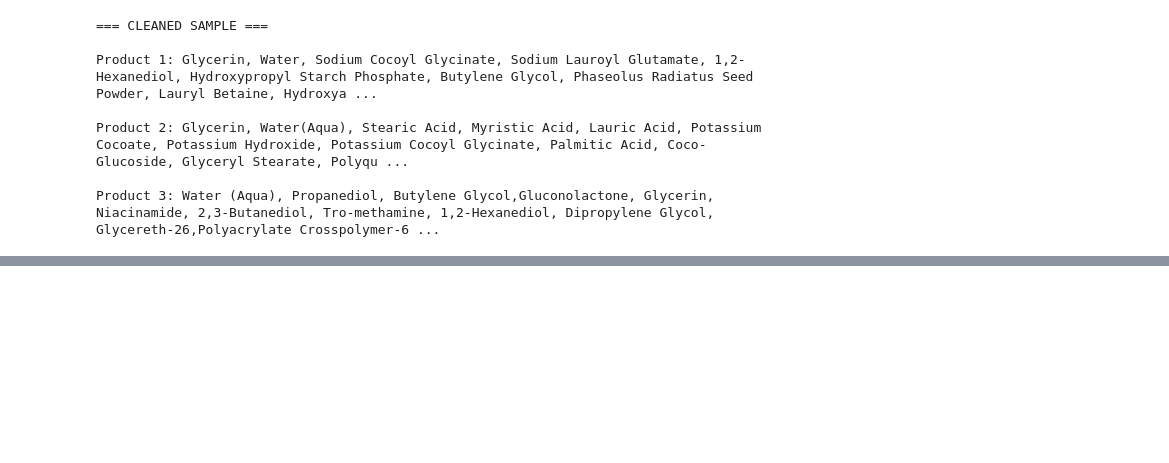
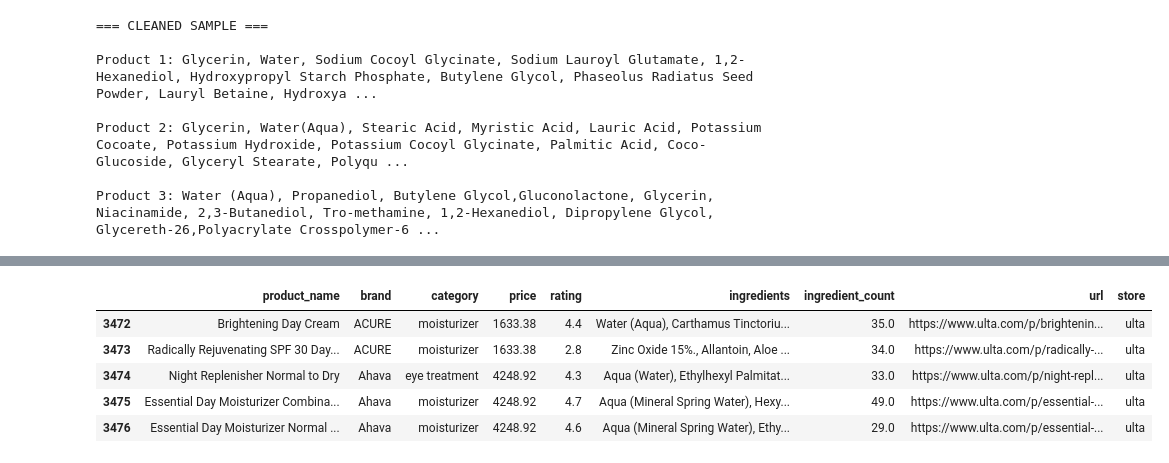
Before and after one commit to dairalmerino/Skinify, a Jupyter notebook: notebooks/04_merge_datasets.ipynb, the cells around one changed output, grey strips where cells are left out. Drawn from its saved outputs; the diff is of its cells as text; code cells hidden in the pictures; blank space fills up the shorter version.

```diff
--- a/notebooks/04_merge_datasets.ipynb
+++ b/notebooks/04_merge_datasets.ipynb
@@ -153,0 +173,9 @@ Product 3: Water (Aqua), Propanediol, Butylene Glycol,Gluconolactone, Glycerin,
+# %%
+master[master['store'] == 'ulta'].head(5)
+# %% [output]
+|  | product_name | brand | category | price | rating | ingredients | ingredient_count | url | store |
+| 3472 | Brightening Day Cream | ACURE | moisturizer | 1633.38 | 4.4 | Water (Aqua), Carthamus Tinctoriu... | 35.0 | https://www.ulta.com/p/brightenin... | ulta |
+| 3473 | Radically Rejuvenating SPF 30 Day... | ACURE | moisturizer | 1633.38 | 2.8 | Zinc Oxide 15%., Allantoin, Aloe ... | 34.0 | https://www.ulta.com/p/radically-... | ulta |
+| 3474 | Night Replenisher Normal to Dry | Ahava | eye treatment | 4248.92 | 4.3 | Aqua (Water), Ethylhexyl Palmitat... | 33.0 | https://www.ulta.com/p/night-repl... | ulta |
+| 3475 | Essential Day Moisturizer Combina... | Ahava | moisturizer | 4248.92 | 4.7 | Aqua (Mineral Spring Water), Hexy... | 49.0 | https://www.ulta.com/p/essential-... | ulta |
+| 3476 | Essential Day Moisturizer Normal ... | Ahava | moisturizer | 4248.92 | 4.6 | Aqua (Mineral Spring Water), Ethy... | 29.0 | https://www.ulta.com/p/essential-... | ulta |
```
Also changed, not shown: parts of 6 cells of this notebook.
